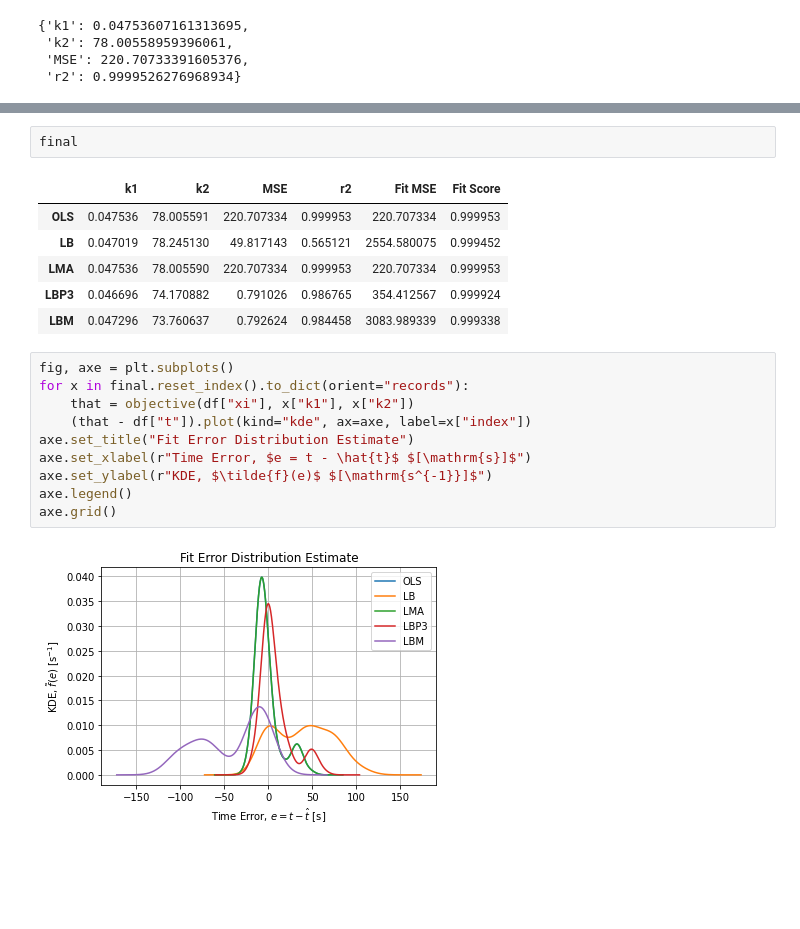
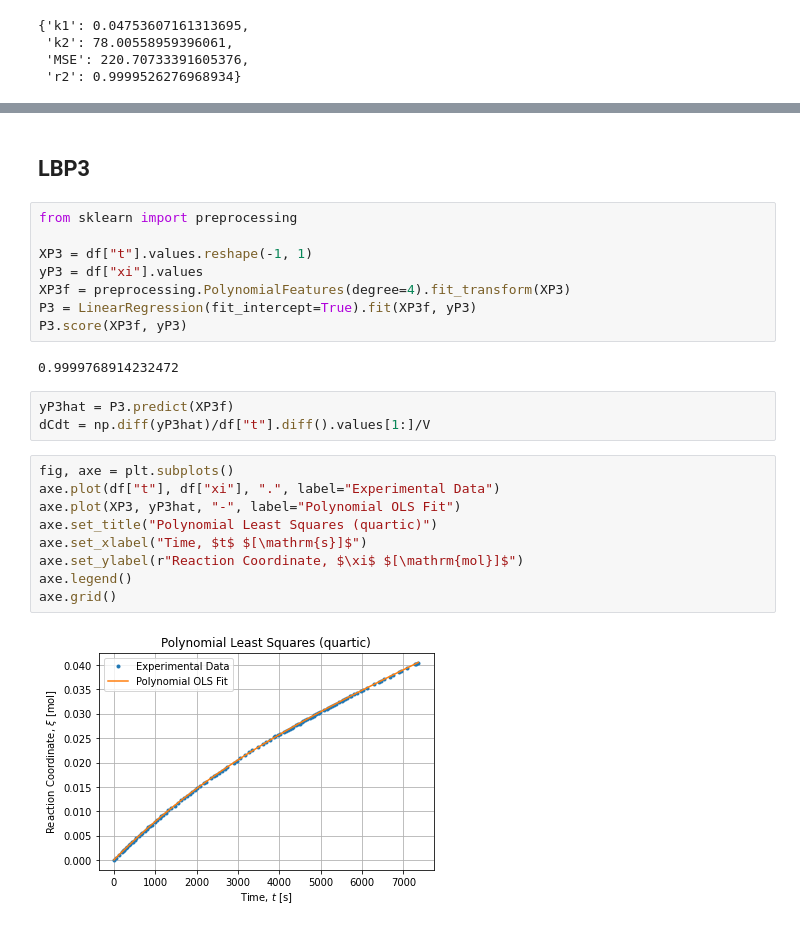
Before and after one commit to jlandercy/cookbook, a Jupyter notebook: python/posts/CatHet.ipynb, the cells around one changed output, grey strips where cells are left out. Drawn from its saved outputs; the diff is of its cells as text; blank space fills up the shorter version.

```diff
--- a/python/posts/CatHet.ipynb
+++ b/python/posts/CatHet.ipynb
@@ -411,21 +232,26 @@ final = pd.concat([final, final.apply(regmse, axis=1)], axis=1)
-# %%
-final
-# %% [output]
-|  | k1 | k2 | MSE | r2 | Fit MSE | Fit Score |
-| OLS | 0.047536 | 78.005591 | 220.707334 | 0.999953 | 220.707334 | 0.999953 |
-| LB | 0.047019 | 78.245130 | 49.817143 | 0.565121 | 2554.580075 | 0.999452 |
-| LMA | 0.047536 | 78.005590 | 220.707334 | 0.999953 | 220.707334 | 0.999953 |
-| LBP3 | 0.046696 | 74.170882 | 0.791026 | 0.986765 | 354.412567 | 0.999924 |
-| LBM | 0.047296 | 73.760637 | 0.792624 | 0.984458 | 3083.989339 | 0.999338 |
-# %%
-fig, axe = plt.subplots()
-for x in final.reset_index().to_dict(orient="records"):
-    that = objective(df["xi"], x["k1"], x["k2"])
-    (that - df["t"]).plot(kind="kde", ax=axe, label=x["index"])
-axe.set_title("Fit Error Distribution Estimate")
-axe.set_xlabel(r"Time Error, $e = t - \hat{t}$ $[\mathrm{s}]$")
-axe.set_ylabel(r"KDE, $\tilde{f}(e)$ $[\mathrm{s^{-1}}]$")
-axe.legend()
-axe.grid()
-# %% [output]
-[figure, removed]
+# %% [markdown]
+## LBP3
+# %%
+from sklearn import preprocessing
+
+XP3 = df["t"].values.reshape(-1, 1)
+yP3 = df["xi"].values
+XP3f = preprocessing.PolynomialFeatures(degree=4).fit_transform(XP3)
+P3 = LinearRegression(fit_intercept=True).fit(XP3f, yP3)
+P3.score(XP3f, yP3)
+# %% [output]
+0.9999768914232472
+# %%
+yP3hat = P3.predict(XP3f)
+dCdt = np.diff(yP3hat)/df["t"].diff().values[1:]/V
+# %%
+fig, axe = plt.subplots()
+axe.plot(df["t"], df["xi"], ".", label="Experimental Data")
+axe.plot(XP3, yP3hat, "-", label="Polynomial OLS Fit")
+axe.set_title("Polynomial Least Squares (quartic)")
+axe.set_xlabel("Time, $t$ $[\mathrm{s}]$")
+axe.set_ylabel(r"Reaction Coordinate, $\xi$ $[\mathrm{mol}]$")
+axe.legend()
+axe.grid()
+# %% [output]
+[figure, added]
```
Also changed, not shown: parts of 61 cells of this notebook.
